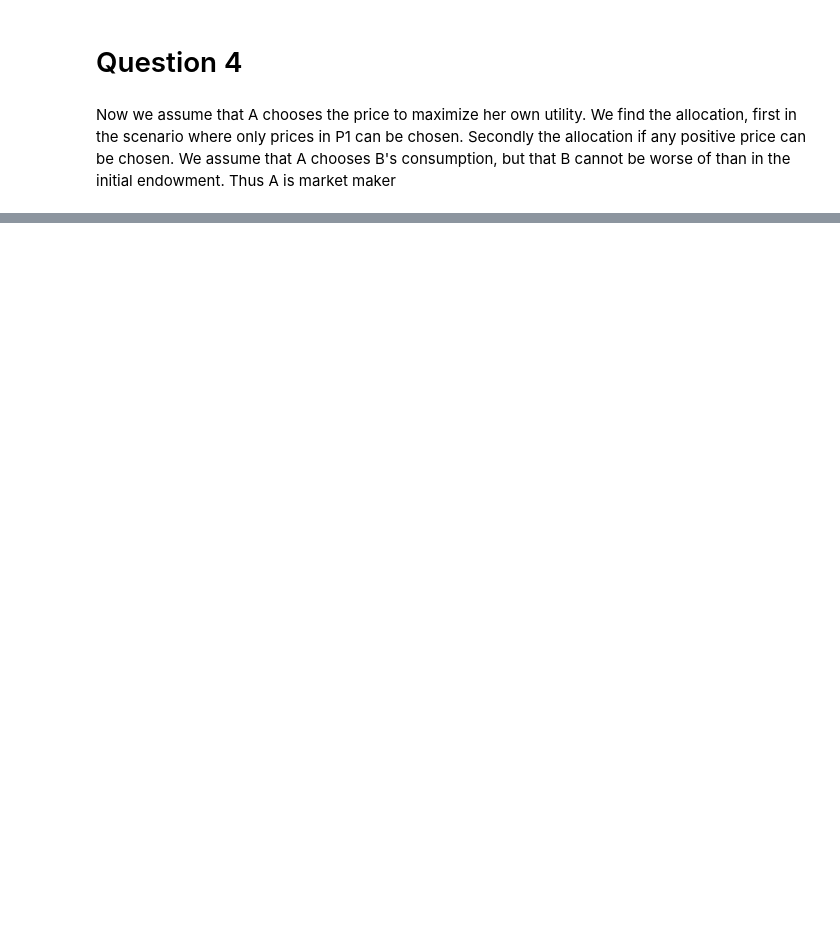
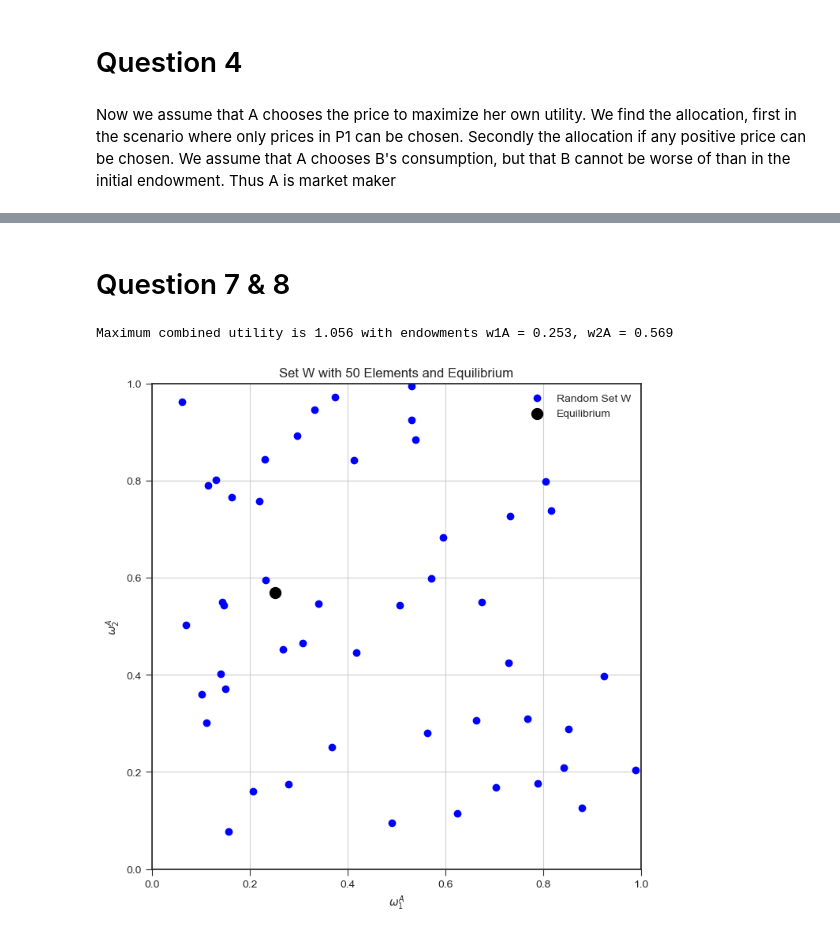
Before and after one commit to NumEconCopenhagen/projects-2024-maltheogpeter, a Jupyter notebook: inauguralproject/inauguralproject.ipynb, the cells around one changed output, grey strips where cells are left out. Saved outputs shown, nothing was run; the diff lists cells and outputs as text; code cells hidden in the pictures; blank space fills up the shorter version.

```diff
--- a/inauguralproject/inauguralproject.ipynb
+++ b/inauguralproject/inauguralproject.ipynb
@@ -189,0 +170,55 @@ ADD CONCISE CONLUSION.
+# %% [markdown]
+# Question 7 & 8
+# %%
+
+
+num_elements = 50
+w1_samples = np.random.uniform(0, 1, num_elements)
+w2_samples = np.random.uniform(0, 1, num_elements)
+W_set = list(zip(w1_samples, w2_samples))
+
+max_combined_utility = -np.inf
+best_endowments = None
+
+for w1A, w2A in W_set:
+
+    model.par.w1A, model.par.w2A = w1A, w2A
+    model.par.w1B, model.par.w2B = 1 - w1A, 1 - w2A
+
+
+    utility_A = model.utility_A(w1A, w2A)
+    utility_B = model.utility_B(1 - w1A, 1 - w2A)
+
+
+    combined_utility = utility_A + utility_B
+
+
+    if combined_utility > max_combined_utility:
+        max_combined_utility = combined_utility
+        best_endowments = (w1A, w2A)
+
+
+print(f"Maximum combined utility is {max_combined_utility:.3f} with endowments w1A = {best_endowments[0]:.3f}, w2A = {best_endowments[1]:.3f}")
+
+
+plt.figure(figsize=(8, 8))
+
+
+plt.scatter(w1_samples, w2_samples, c='blue', label='Random Set W')
+
+
+plt.scatter([best_endowments[0]], [best_endowments[1]], c='black', label='Equilibrium', s=100)
+
+
+plt.title('Set W with 50 Elements and Equilibrium')
+plt.xlabel('$\omega_1^A$')
+plt.ylabel('$\omega_2^A$')
+plt.xlim(0, 1)
+plt.ylim(0, 1)
+
+plt.legend(loc='upper right')
+plt.grid(True)
+plt.show()
+# %% [output]
+Maximum combined utility is 1.056 with endowments w1A = 0.253, w2A = 0.569
+[figure, added]
```
Also changed, not shown: parts of 16 cells of this notebook.
